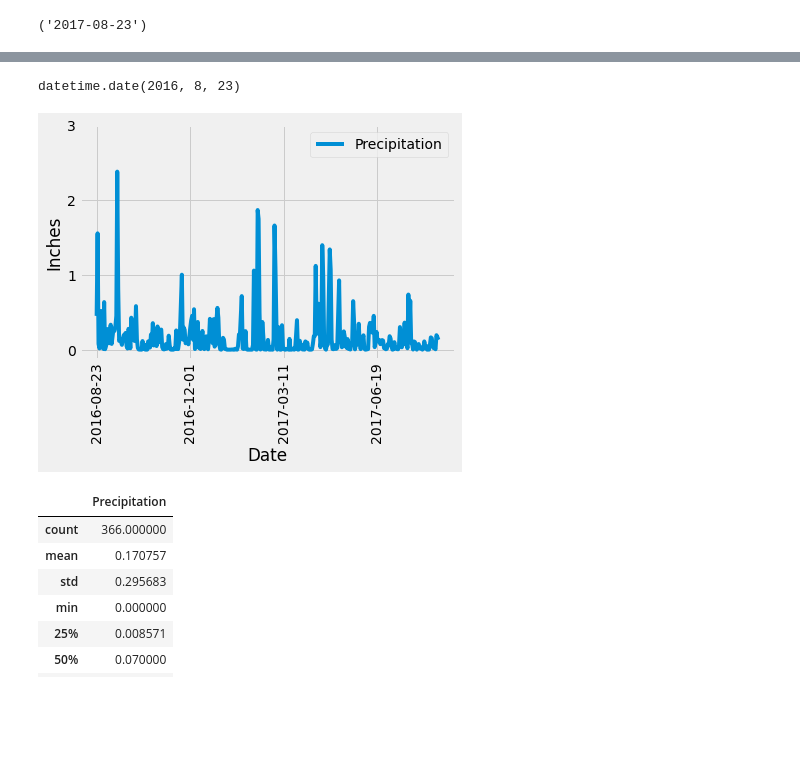
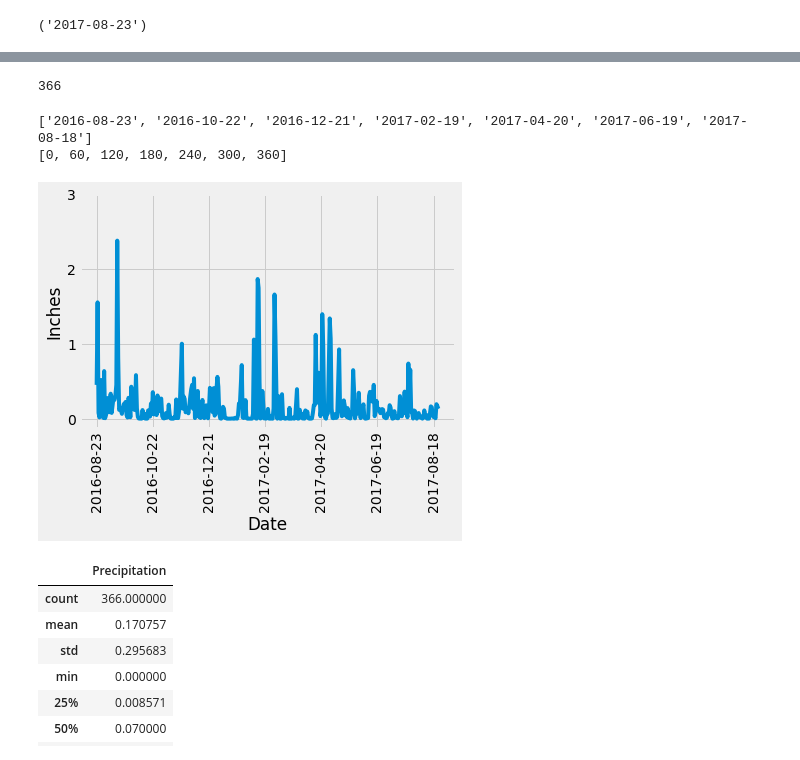
Before and after one commit to adriana-icasiano/sqlalchemy-challenge, a Jupyter notebook: climate_starter.ipynb, the cells around one changed output, grey strips where cells are left out. Drawn from its saved outputs; the diff is of its cells as text; code cells hidden in the pictures; blank space fills up the shorter version.

```diff
--- a/climate_starter.ipynb
+++ b/climate_starter.ipynb
@@ -51,10 +66,6 @@ recent_date
 # date 365 days ago from today
 # can this be done with recent date as variable
 year_ago = dt.date(2017, 8, 23) - dt.timedelta(days=365)
-# %%
-year_ago
-# %% [output]
-datetime.date(2016, 8, 23)
 # %%
 # Using this date, find the average precipitation per day
 # for the preceding 12 months of data sorted by ascending date.
@@ -64,18 +75,33 @@ order_by(Measurement.date).filter(Measurement.date >= year_ago).all()
 # Convert your results into a pandas DataFrame with date as index.
 prcp_df = pd.DataFrame(result, columns=['Date', 'Precipitation']).set_index("Date")
 prcp_df.dropna(inplace=True)
+# %%
+len(prcp_df.index)
+# %% [output]
+366
+# %%
+x_labels = []
+x_ticks = []
+for i in range(0,len(prcp_df.index),60):
+    x_labels.append(prcp_df.index[i])
+    x_ticks.append(i)
+print(x_labels)
+print(x_ticks)
+# %% [output]
+['2016-08-23', '2016-10-22', '2016-12-21', '2017-02-19', '2017-04-20', '2017-06-19', '2017-08-18']
+[0, 60, 120, 180, 240, 300, 360]
 # %%
 # Use Pandas Plotting with Matplotlib to plot the data
-prcp_df.plot(label = "Precipitation")
+fig, ax = plt.subplots()
+ax.plot(prcp_df.index, prcp_df['Precipitation'])
 y = prcp_df["Precipitation"]
 plt.xlabel("Date")
 plt.ylabel("Inches")
-plt.xticks(rotation="vertical")
-plt.legend(loc="upper right")
+plt.xticks(list(x_ticks), x_labels, rotation="vertical")
 plt.yticks(np.arange(0, max(y)+1, 1))
 plt.show()
 # %% [output]
-[figure, old version]
+[figure, new version]
 # %%
 # Use Pandas to calculate the summary statistics for the precipitation data
 prcp_df.describe()
```
Also changed, not shown: parts of 3 cells of this notebook, 2 other files.
